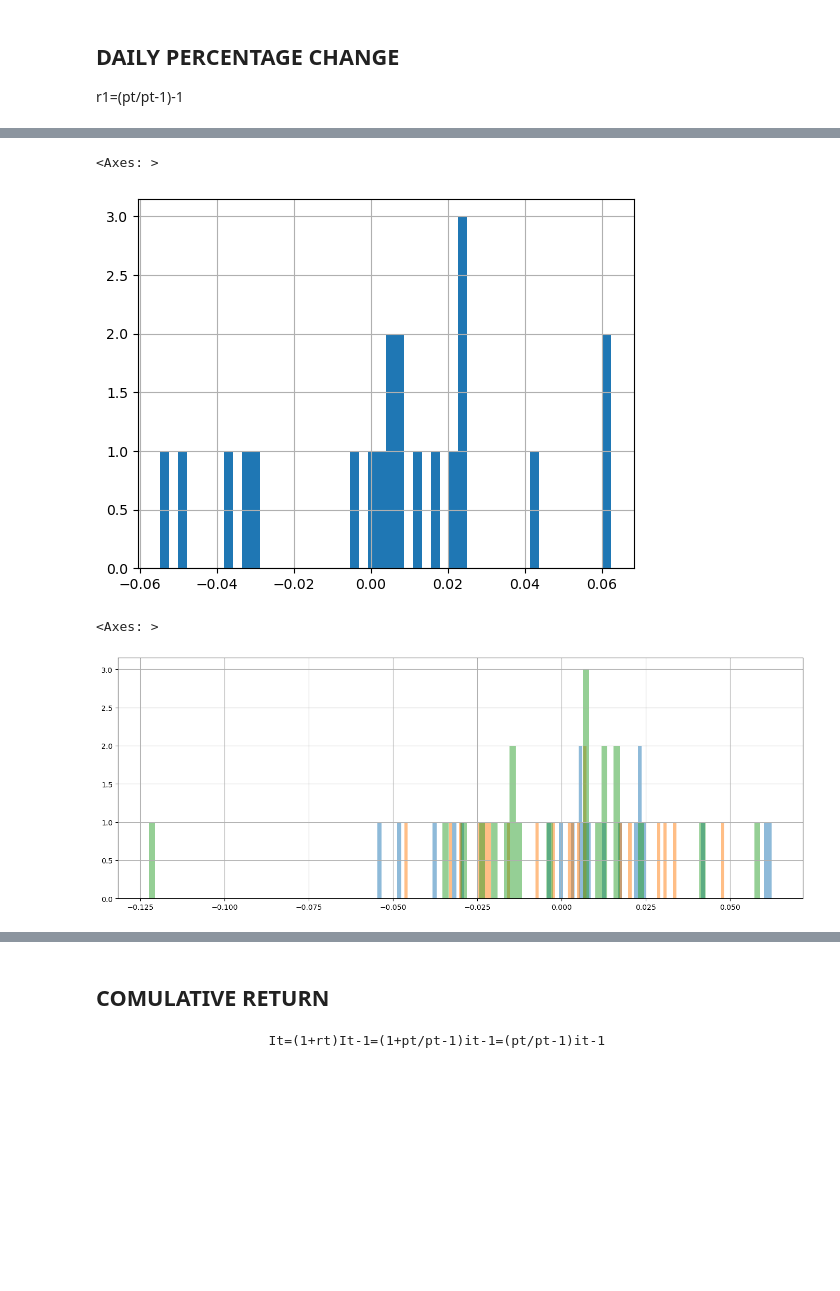
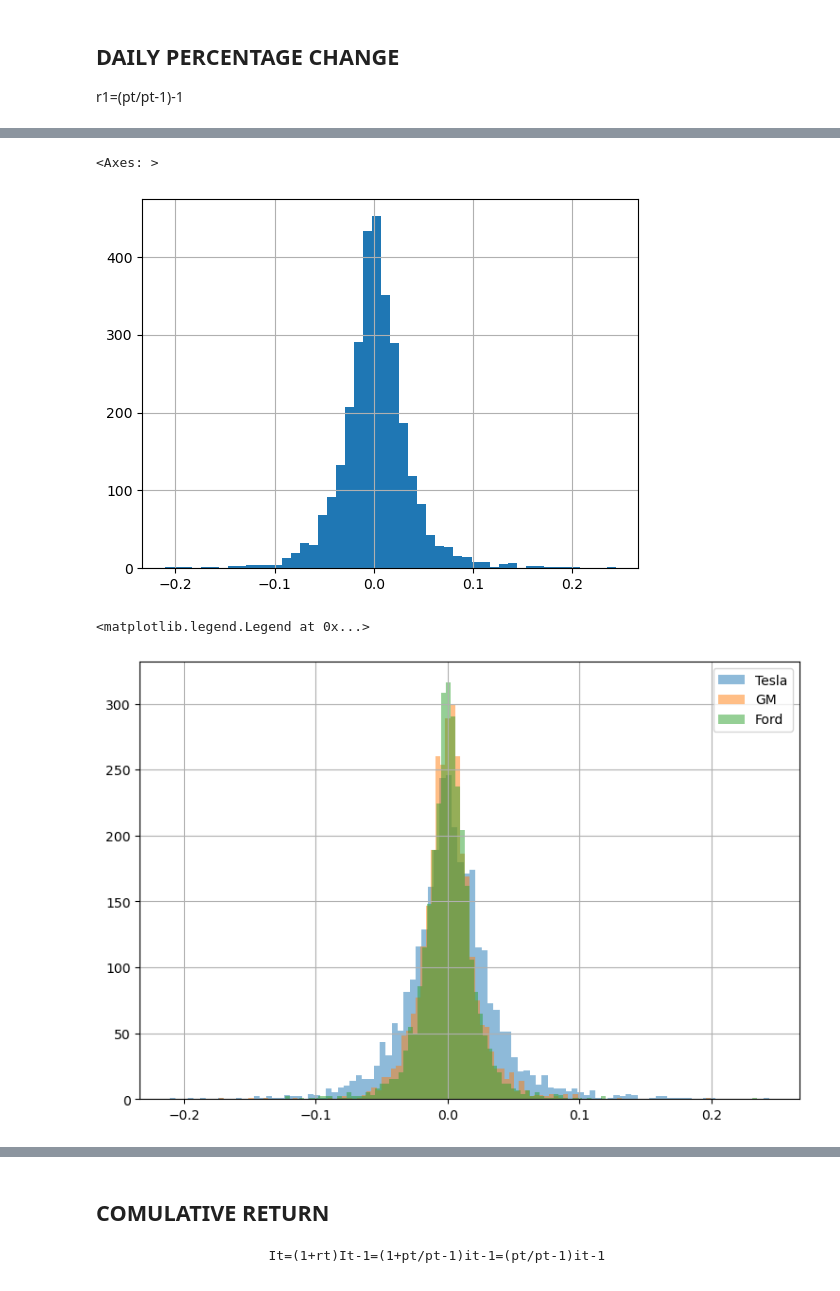
Before and after one commit to anjali8922/digipodium, a Jupyter notebook: stock_analysis.ipynb, the cells around one changed output, grey strips where cells are left out. Drawn from its saved outputs; the diff is of its cells as text; code cells hidden in the pictures; blank space fills up the shorter version.

```diff
--- a/stock_analysis.ipynb
+++ b/stock_analysis.ipynb
@@ -49,3 +73,9 @@ df2=gm.history()
+# %%
+df=tesle.history(start="2012-01-01",end="2023-11-25")
+# %%
+df1=ford.history(start="2012-01-01",end="2023-11-25")
+# %%
+df2=gm.history(start="2012-01-01",end="2023-11-25")
 # %%
 df["Open"].plot(label="Tesla",figsize=(17,6))
 df2["Open"].plot(label="GM")
@@ -352,14 +360,15 @@ df2['returns'].hist(bins=50)
 df['returns'].hist(bins=50)
 # %% [output]
 <Axes: >
-[figure, old version]
+[figure, new version]
 # %%
-df['returns'].hist(bins=100 , label="Tesla",alpha=0.5,figsize=(17,6))
+df['returns'].hist(bins=100 , label="Tesla",alpha=0.5,figsize=(9,6))
 df2['returns'].hist(bins=100 , label="GM",alpha=0.5)
 df1['returns'].hist(bins=100 , label="Ford",alpha=0.5)
+plt.legend()
 # %% [output]
-<Axes: >
+<matplotlib.legend.Legend at 0x...>
-[figure, old version]
+[figure, new version]
 # %%
 df['returns'].plot(kind='kde',label="tesla",figsize=(17,6))
 df1['returns'].plot(kind='kde',label="Ford")
```
Also changed, not shown: parts of 37 cells of this notebook.
